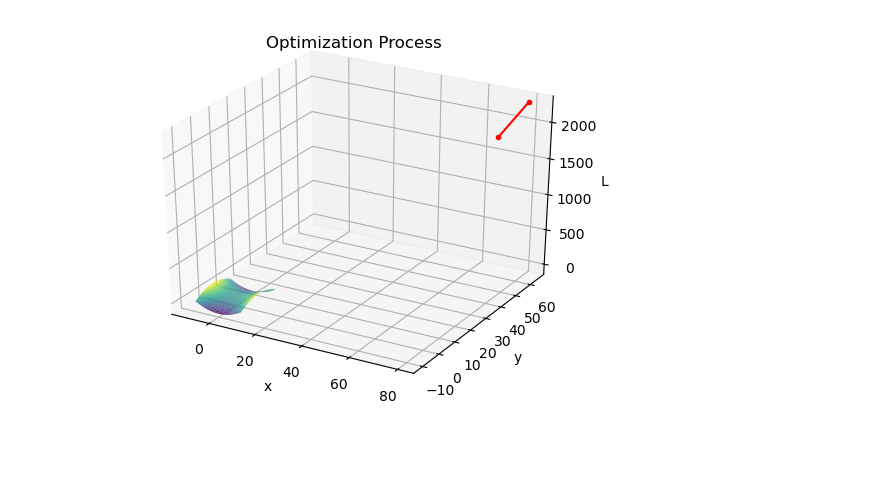
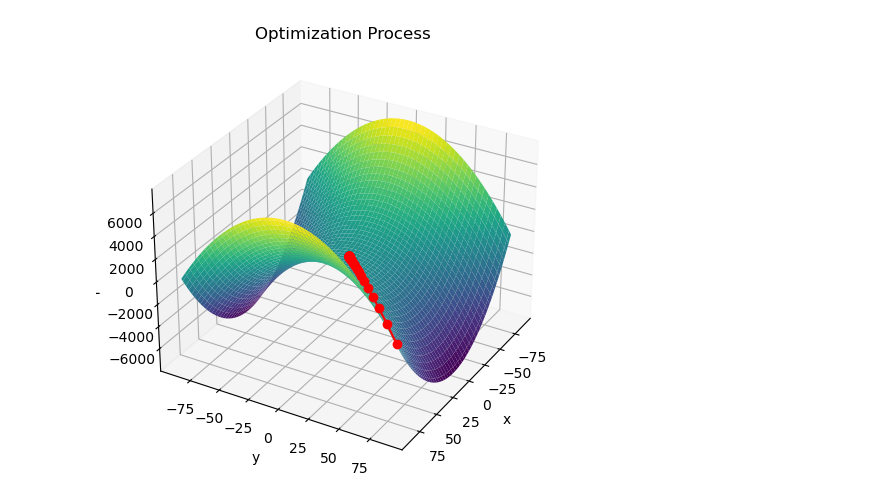
Before and after one commit to KataTech/OTFactorDiscovery, a Jupyter notebook: daniel/saddle_points.ipynb, the cells around one changed output. Cells and saved outputs as stored; diff of their text form; code cells hidden in the pictures; blank space fills up the shorter version.

Commit message:
achieve working plot and introduce choice of algorithm

```diff
--- a/daniel/saddle_points.ipynb
+++ b/daniel/saddle_points.ipynb
@@ -8,12 +10,13 @@ from opt import SaddlePointOptimizer
 # %%
 # Define the Sympy expression for the function
 x, y = sp.symbols('x y', real=True)
 func = x**2 - y**2
 
 # Create an instance of the SaddlePointOptimizer class
-f = SaddlePointOptimizer(func)
+f = SaddlePoint(func)
 
 # Call other methods as needed
-f.optimize(90, 100, eta=0.1, max_steps=1e4, tolerance=1e-5, make_plot=True)
+f.optimize(90, 100, eta=0.1, max_steps=1e4, tolerance=1e-5)
+f.plot(30, 30)
 # %% [output]
-[figure, old version]
+[figure, new version]
```
Also changed, not shown: parts of 1 cell of this notebook, 3 other files.
